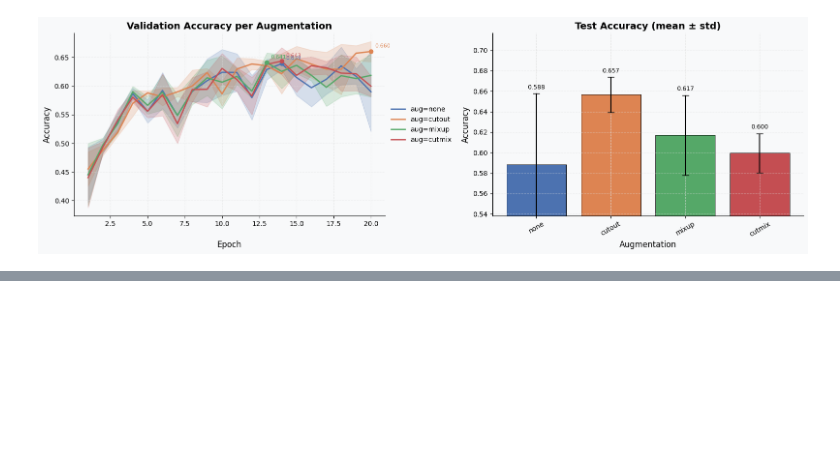
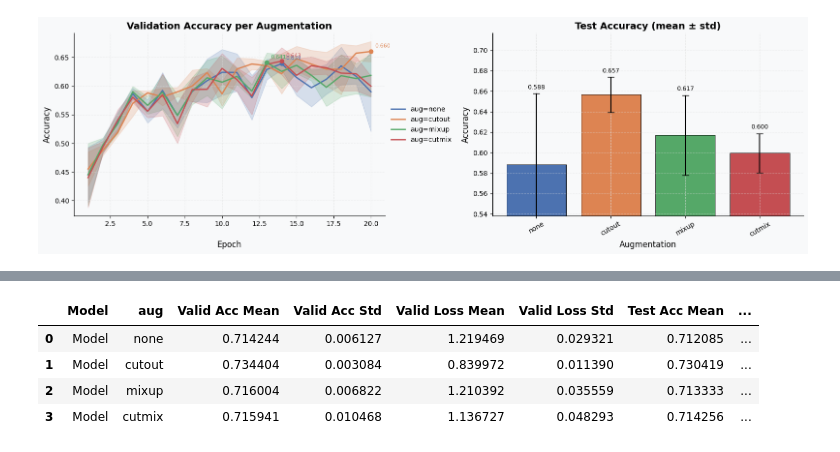
Before and after one commit to nadias03/image-classification-with-CNNs, a Jupyter notebook: experiments/data_augmentation/advanced_data_augmentation.ipynb, the cells around one changed output, grey strips where cells are left out. Cells and saved outputs as stored; diff of their text form; code cells hidden in the pictures; blank space fills up the shorter version.

```diff
--- a/experiments/data_augmentation/advanced_data_augmentation.ipynb
+++ b/experiments/data_augmentation/advanced_data_augmentation.ipynb
@@ -230,0 +272,12 @@ save_results(baseline_adv_aug_results, "aug_results_baseline")
+# %%
+alexnet_adv_aug_df = summarize_results(
+    alexnet_adv_aug_results,
+    hyperparameter="aug"
+)
+alexnet_adv_aug_df
+# %% [output]
+|  | Model | aug | Valid Acc Mean | Valid Acc Std | Valid Loss Mean | Valid Loss Std | Test Acc Mean | ... |
+| 0 | Model | none | 0.714244 | 0.006127 | 1.219469 | 0.029321 | 0.712085 | ... |
+| 1 | Model | cutout | 0.734404 | 0.003084 | 0.839972 | 0.011390 | 0.730419 | ... |
+| 2 | Model | mixup | 0.716004 | 0.006822 | 1.210392 | 0.035559 | 0.713333 | ... |
+| 3 | Model | cutmix | 0.715941 | 0.010468 | 1.136727 | 0.048293 | 0.714256 | ... |
```
Also changed, not shown: parts of 8 cells of this notebook, 3 other files.
